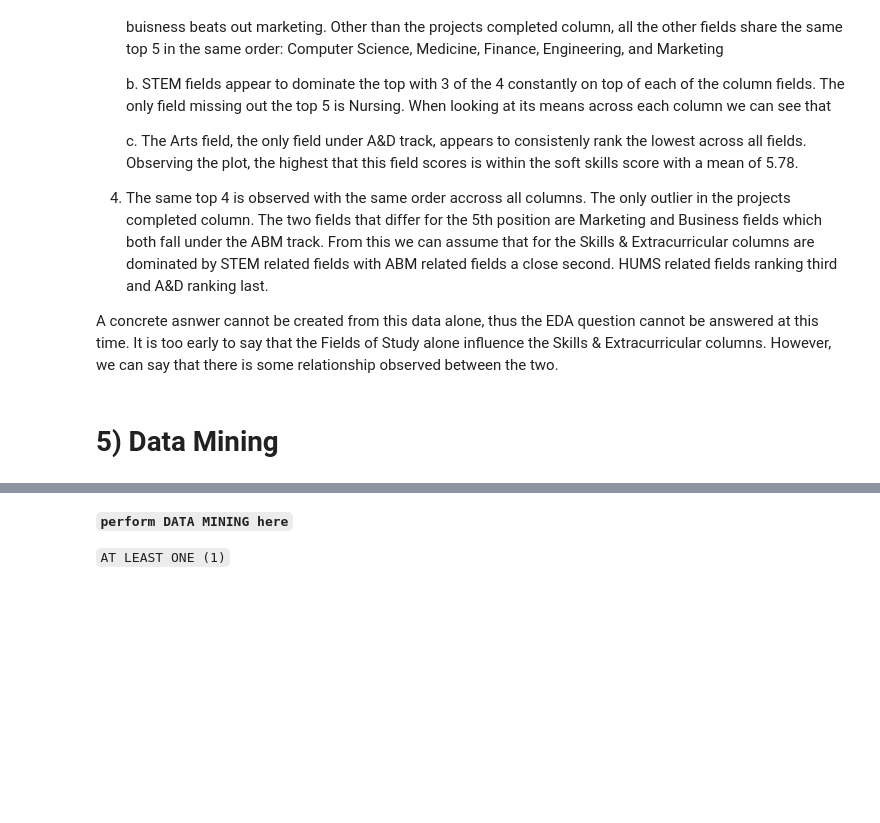
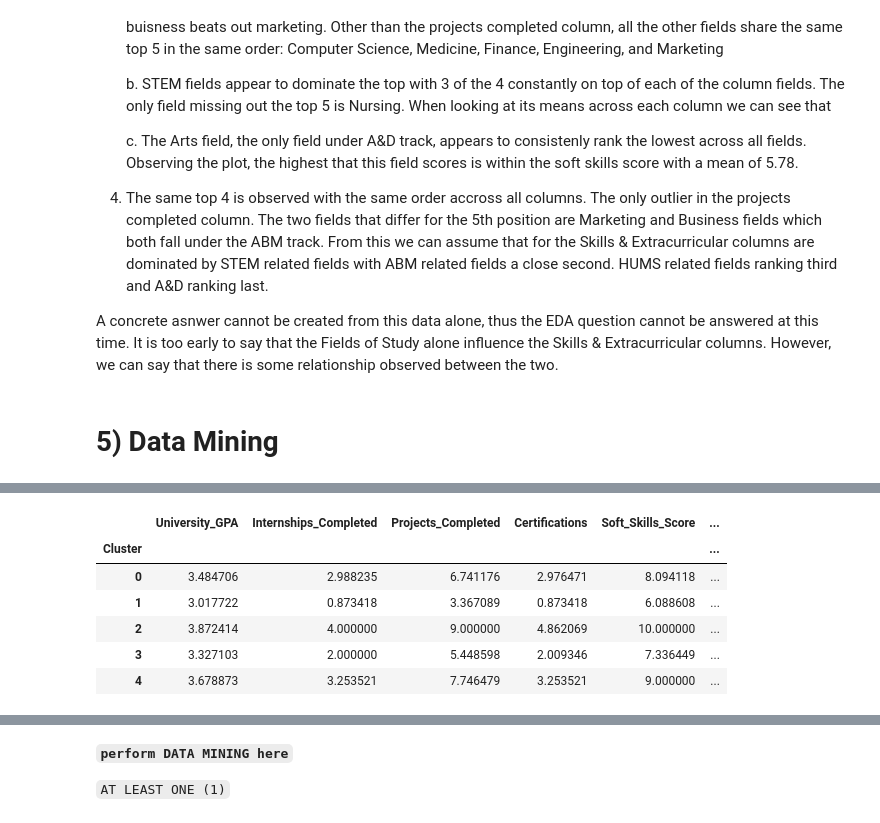
Before and after one commit to Ulturaa/CSMODEL_MCO, a Jupyter notebook: TotallyStats_MCO2.ipynb, the cells around one changed output, grey strips where cells are left out. Drawn from its saved outputs; the diff is of its cells as text; code cells hidden in the pictures; blank space fills up the shorter version.

```diff
--- a/TotallyStats_MCO2.ipynb
+++ b/TotallyStats_MCO2.ipynb
@@ -398,0 +525,12 @@ A concrete asnwer cannot be created from this data alone, thus the EDA question
+# %%
+cluster_summary = ecs_df.groupby("Cluster")[features].mean()
+
+display(cluster_summary)
+# %% [output]
+|  | University_GPA | Internships_Completed | Projects_Completed | Certifications | Soft_Skills_Score | ... |
+| Cluster |  |  |  |  |  | ... |
+| 0 | 3.484706 | 2.988235 | 6.741176 | 2.976471 | 8.094118 | ... |
+| 1 | 3.017722 | 0.873418 | 3.367089 | 0.873418 | 6.088608 | ... |
+| 2 | 3.872414 | 4.000000 | 9.000000 | 4.862069 | 10.000000 | ... |
+| 3 | 3.327103 | 2.000000 | 5.448598 | 2.009346 | 7.336449 | ... |
+| 4 | 3.678873 | 3.253521 | 7.746479 | 3.253521 | 9.000000 | ... |
```
Also changed, not shown: parts of 26 cells of this notebook.
